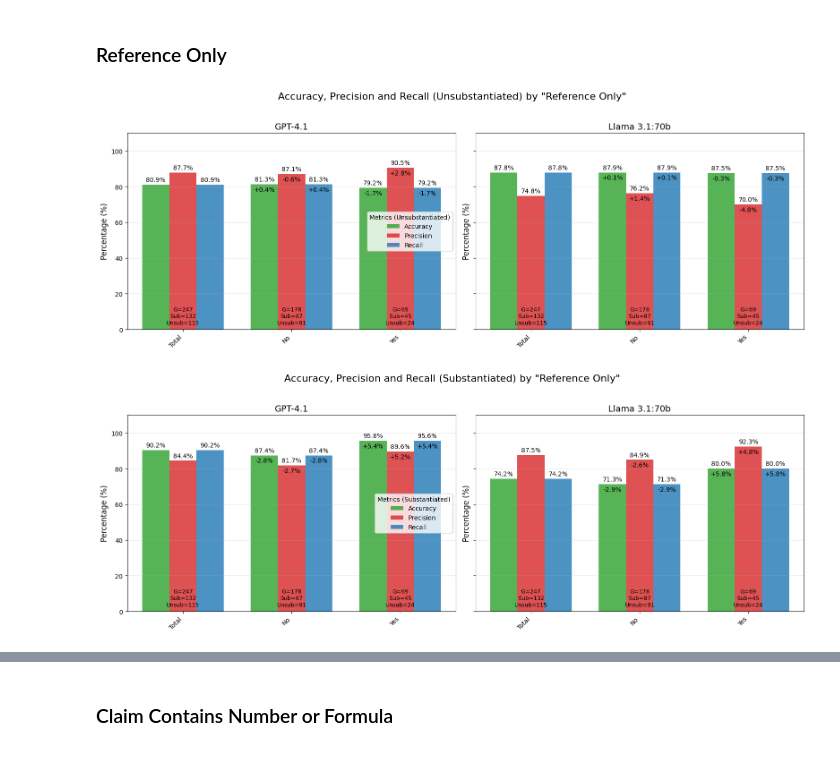
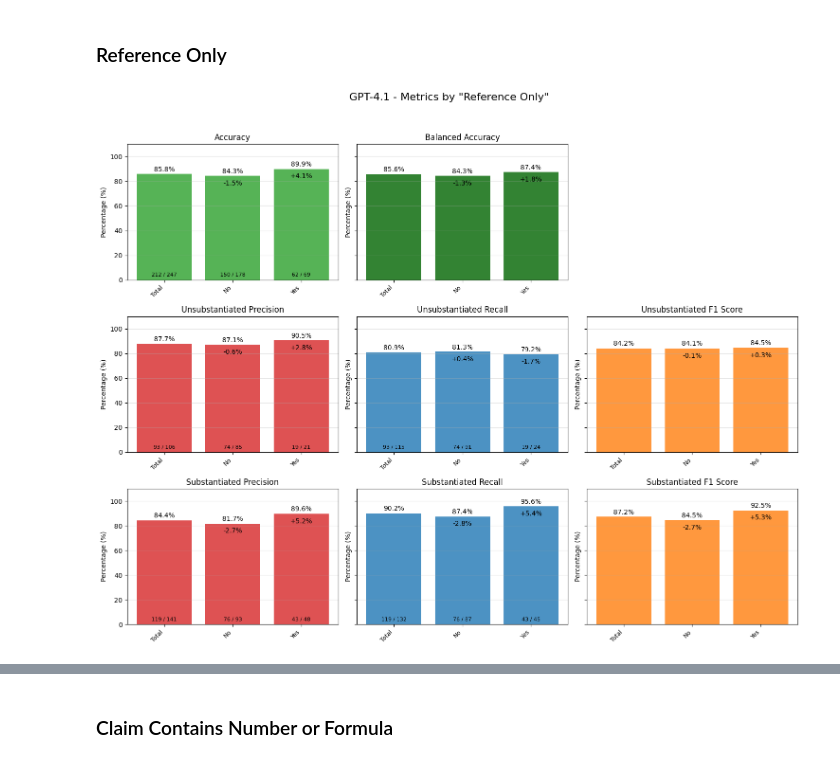
Before and after one commit to insabelter/automated-citation-verification, a Jupyter notebook: notebooks/07_results_evaluation_and_visualisation.ipynb, the cells around one changed output, grey strips where cells are left out. Saved outputs shown, nothing was run; the diff lists cells and outputs as text; code cells hidden in the pictures.

Commit message:
fixes and improvements to metric calculation (e.g., no accuracy per label) + significance tests (better visualisation)

```diff
--- a/notebooks/07_results_evaluation_and_visualisation.ipynb
+++ b/notebooks/07_results_evaluation_and_visualisation.ipynb
@@ -104,16 +108,16 @@ def significance_tests_per_model_for_attribute(model_dfs, attribute, group_numbe
 # %%
 model_dfs = {
-    "GPT-4.1": df_gpt,
-    "Llama 3.1:70b": df_llama
+    "GPT-4.1": df_gpt
 }
+analyzed_df = df_gpt
+analyzed_model = "GPT-4.1"
+significance_tests_results = {}
 # %% [markdown]
 ### Reference Only
 # %%
 attribute = "Reference Only"
 results = attribute_predictions_per_model(model_dfs, attribute)
-show_metrics_by_attribute_values(results, attribute, "Unsubstantiated")
-show_metrics_by_attribute_values(results, attribute, "Substantiated")
+show_metrics_by_attribute_values(results, attribute, analyzed_model)
 # %% [output]
-[figure, old version]
+[figure, new version]
-[figure, removed]
 # %%
```
Also changed, not shown: parts of 21 cells of this notebook, 3 other files.
